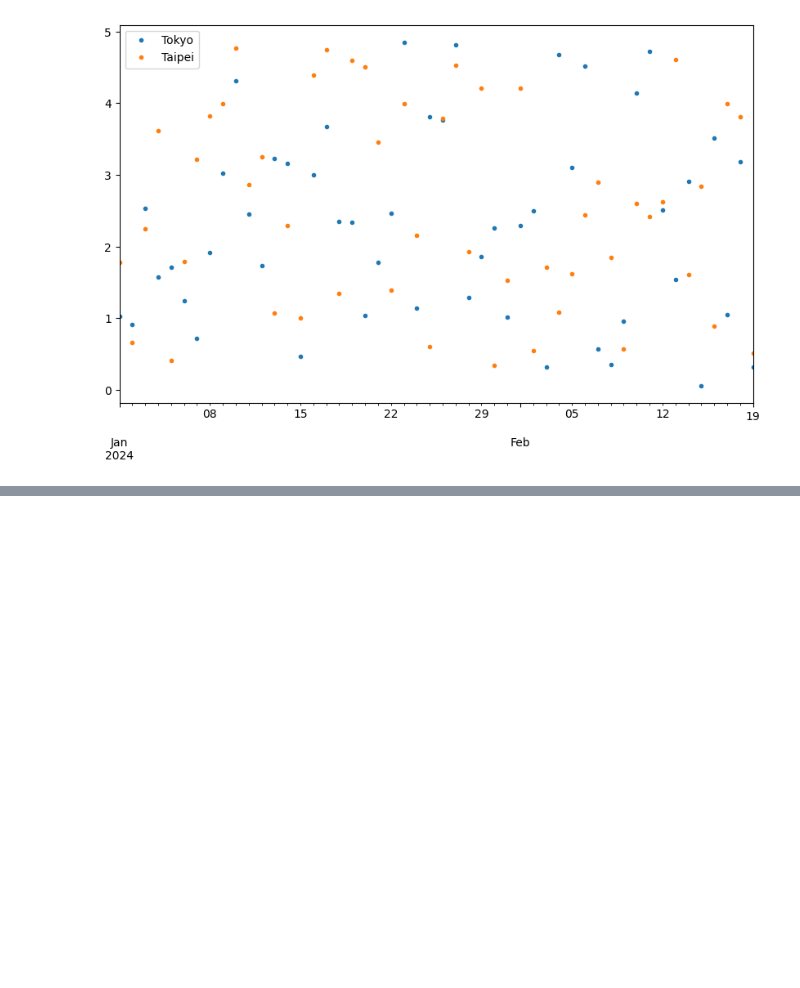
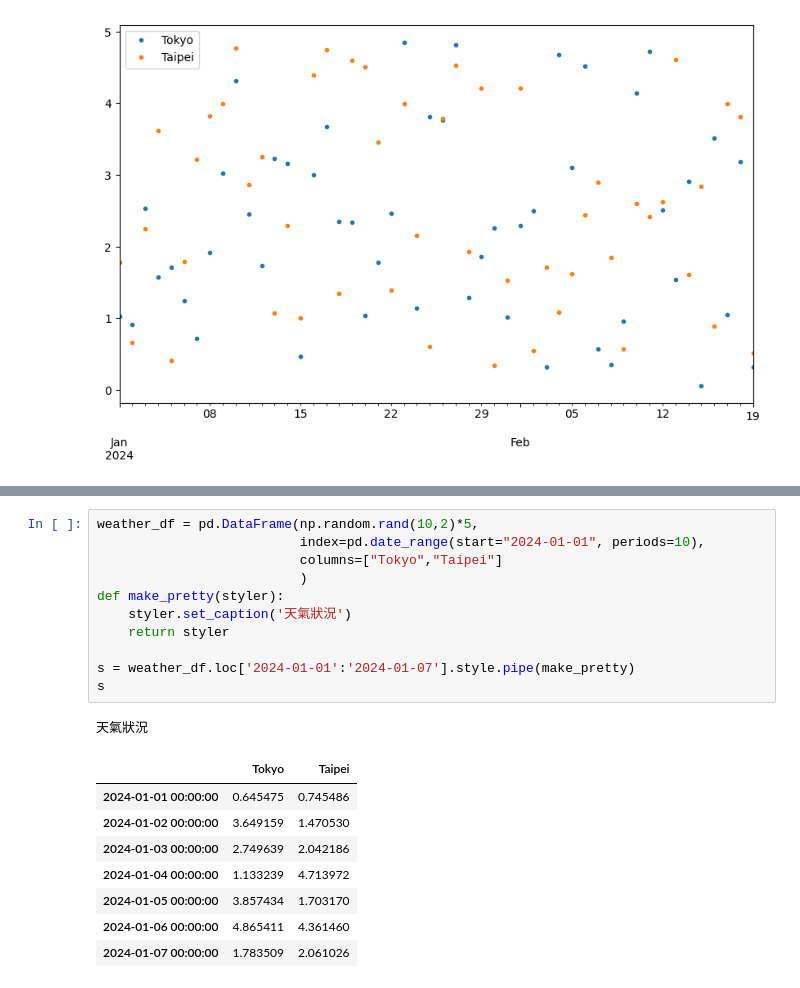
Before and after one commit to Chi-Feng-Tseng/test, a Jupyter notebook: lesson17/lesson17_1.ipynb, the cells around one changed output, grey strips where cells are left out. Saved outputs shown, nothing was run; the diff lists cells and outputs as text; blank space fills up the shorter version.

```diff
--- a/lesson17/lesson17_1.ipynb
+++ b/lesson17/lesson17_1.ipynb
@@ -90,0 +126,21 @@ plt.close()
+# %%
+weather_df = pd.DataFrame(np.random.rand(10,2)*5,
+                          index=pd.date_range(start="2024-01-01", periods=10),
+                          columns=["Tokyo","Taipei"]
+                          )
+def make_pretty(styler):
+    styler.set_caption('天氣狀況')
+    return styler
+
+s = weather_df.loc['2024-01-01':'2024-01-07'].style.pipe(make_pretty)
+s
+# %% [output]
+天氣狀況
+|  | Tokyo | Taipei |
+| 2024-01-01 00:00:00 | 0.645475 | 0.745486 |
+| 2024-01-02 00:00:00 | 3.649159 | 1.470530 |
+| 2024-01-03 00:00:00 | 2.749639 | 2.042186 |
+| 2024-01-04 00:00:00 | 1.133239 | 4.713972 |
+| 2024-01-05 00:00:00 | 3.857434 | 1.703170 |
+| 2024-01-06 00:00:00 | 4.865411 | 4.361460 |
+| 2024-01-07 00:00:00 | 1.783509 | 2.061026 |
```
Also changed, not shown: parts of 3 cells of this notebook.
